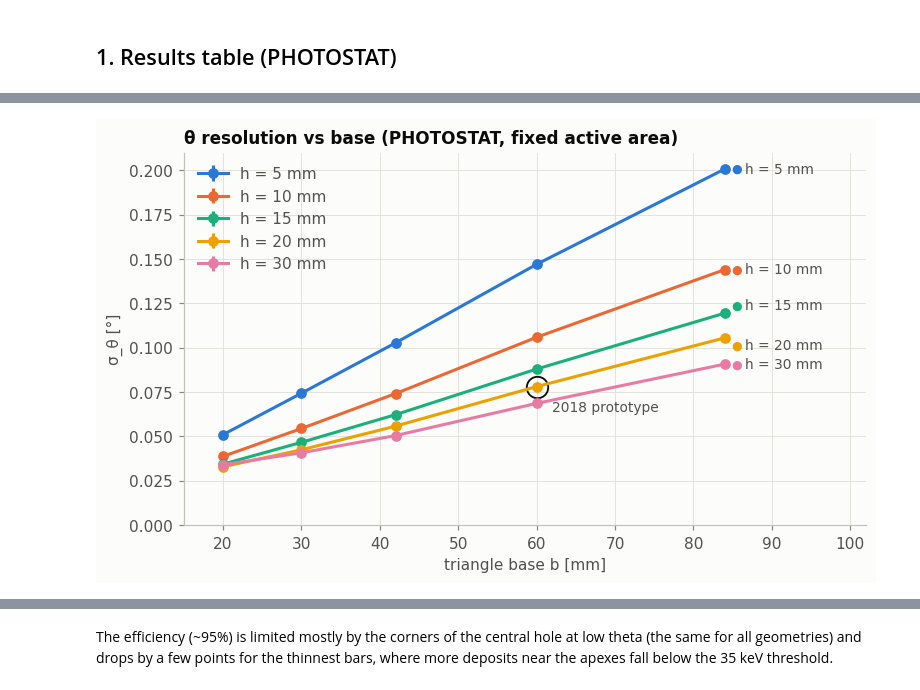
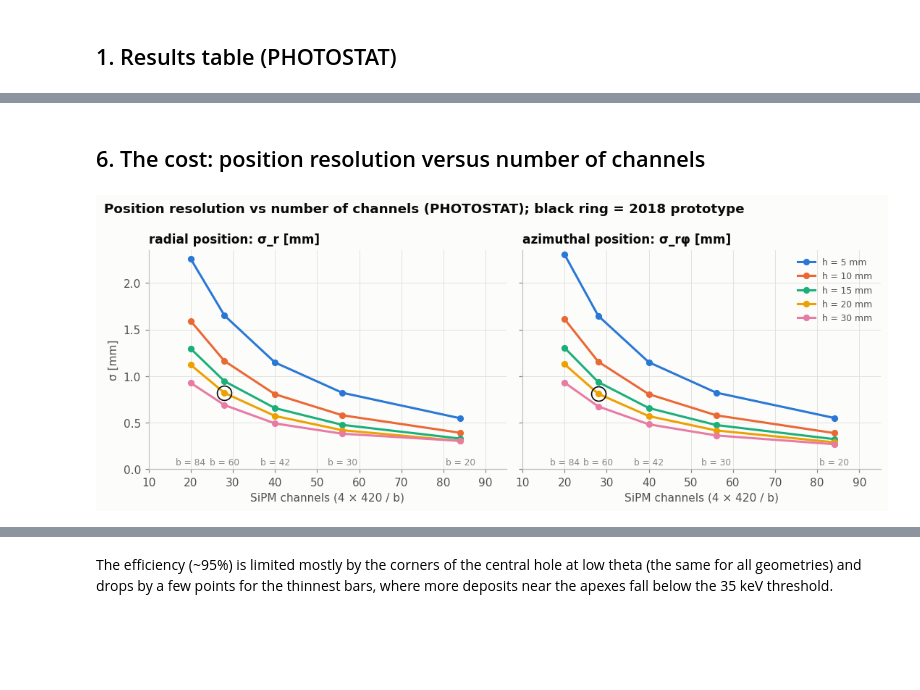
Before and after one commit to Ncanale/JEPO-1.1, a Jupyter notebook: notebooks/03_bar_size_scan.ipynb, the cells around one changed output, grey strips where cells are left out. Drawn from its saved outputs; the diff is of its cells as text; code cells hidden in the pictures; blank space fills up the shorter version.

```diff
--- a/notebooks/03_bar_size_scan.ipynb
+++ b/notebooks/03_bar_size_scan.ipynb
@@ -46,0 +167,16 @@ One line per height. At fixed height the resolution scales roughly linearly with
+# %%
+fig, axs = plt.subplots(2, 2, figsize=(10, 7.2))
+for ax, (col, lab, name) in zip(axs.flat, METRICS):
+    M = ph.pivot(index="height_mm", columns="base_mm", values=col)
+    im = ax.imshow(M.values, origin="lower", aspect="auto", cmap="sith_blue")
+    ax.set_xticks(range(len(M.columns)), [f"{b:.0f}" for b in M.columns])
+    ax.set_yticks(range(len(M.index)), [f"{h:.0f}" for h in M.index])
+    ax.grid(False)
+    vmax = np.nanmax(M.values)
+    fmt = "{:.2f}" if "mm" in col else "{:.3f}"
+    for (i, j), v in np.ndenumerate(M.values):
+        ax.text(j, i, fmt.format(v), ha="center", va="center", fontsize=8, color="#ffffff" if v > 0.55 * vmax else sp.INK)
+    ax.set(xlabel="base b [mm]", ylabel="height h [mm]", title=f"{name}: {lab}")
+    cb = fig.colorbar(im, ax=ax, shrink=0.85); cb.outline.set_visible(False)
+fig.suptitle("PHOTOSTAT; lighter = better", x=0.01, ha="left", fontweight="bold")
+plt.tight_layout(); plt.show()
@@ -47,15 +185,17 @@ One line per height. At fixed height the resolution scales roughly linearly with
+# %% [markdown]
+## 6. The cost: position resolution versus number of channels
 # %%
-fig, ax = plt.subplots(figsize=(8, 4.4))
-for i, h in enumerate(HEIGHTS):
-    g = ph[ph.height_mm == h].sort_values("base_mm")
-    ax.errorbar(g.base_mm, g.sigma_theta_deg, g.sigma_theta_err, fmt="o-", color=sp.SERIES[i], ms=6, label=f"h = {h:.0f} mm")
-    sp.end_label(ax, g.base_mm.iloc[-1], g.sigma_theta_deg.iloc[-1], f"h = {h:.0f} mm", sp.SERIES[i], dy=[0, 0, 5, -5, 0][i])
-ax.plot(proto.base_mm, proto.sigma_theta_deg, "o", ms=14, mfc="none", mec=sp.INK, mew=1.2)
-ax.annotate("2018 prototype", (proto.base_mm, proto.sigma_theta_deg), xytext=(10, -16), textcoords="offset points",
-            ha="left", color=sp.INK2, fontsize=9)
-ax.set(xlim=(15, 102), ylim=(0, None), xlabel="triangle base b [mm]", ylabel="σ_θ [°]",
-       title="θ resolution vs base (PHOTOSTAT, fixed active area)")
-ax.legend(loc="upper left")
-plt.show()
+fig, axs = plt.subplots(1, 2, figsize=(10, 4), sharey=True)
+for ax, (col, lab, name) in zip(axs, METRICS[:2]):
+    for i, h in enumerate(HEIGHTS):
+        g = ph[ph.height_mm == h].sort_values("channels")
+        ax.plot(g.channels, g[col], "o-", color=sp.SERIES[i], ms=5, label=f"h = {h:.0f} mm")
+    ax.plot(proto.channels, proto[col], "o", ms=13, mfc="none", mec=sp.INK, mew=1.1)
+    for b in BASES:
+        ax.annotate(f"b = {b:.0f}", (4 * 420 / b, 0), xytext=(0, 4), textcoords="offset points", ha="center", color=sp.MUTED, fontsize=8)
+    ax.set(xlim=(10, 95), ylim=(0, None), xlabel="SiPM channels (4 × 420 / b)", title=f"{name}: {lab}")
+axs[0].set_ylabel("σ [mm]"); axs[1].legend(loc="upper right", fontsize=8)
+fig.suptitle("Position resolution vs number of channels (PHOTOSTAT); black ring = 2018 prototype", x=0.01, ha="left", fontweight="bold")
+plt.tight_layout(); plt.show()
 # %% [output]
-[figure, old version]
+[figure, new version]
```
Also changed, not shown: parts of 32 cells of this notebook, 5 other files.
